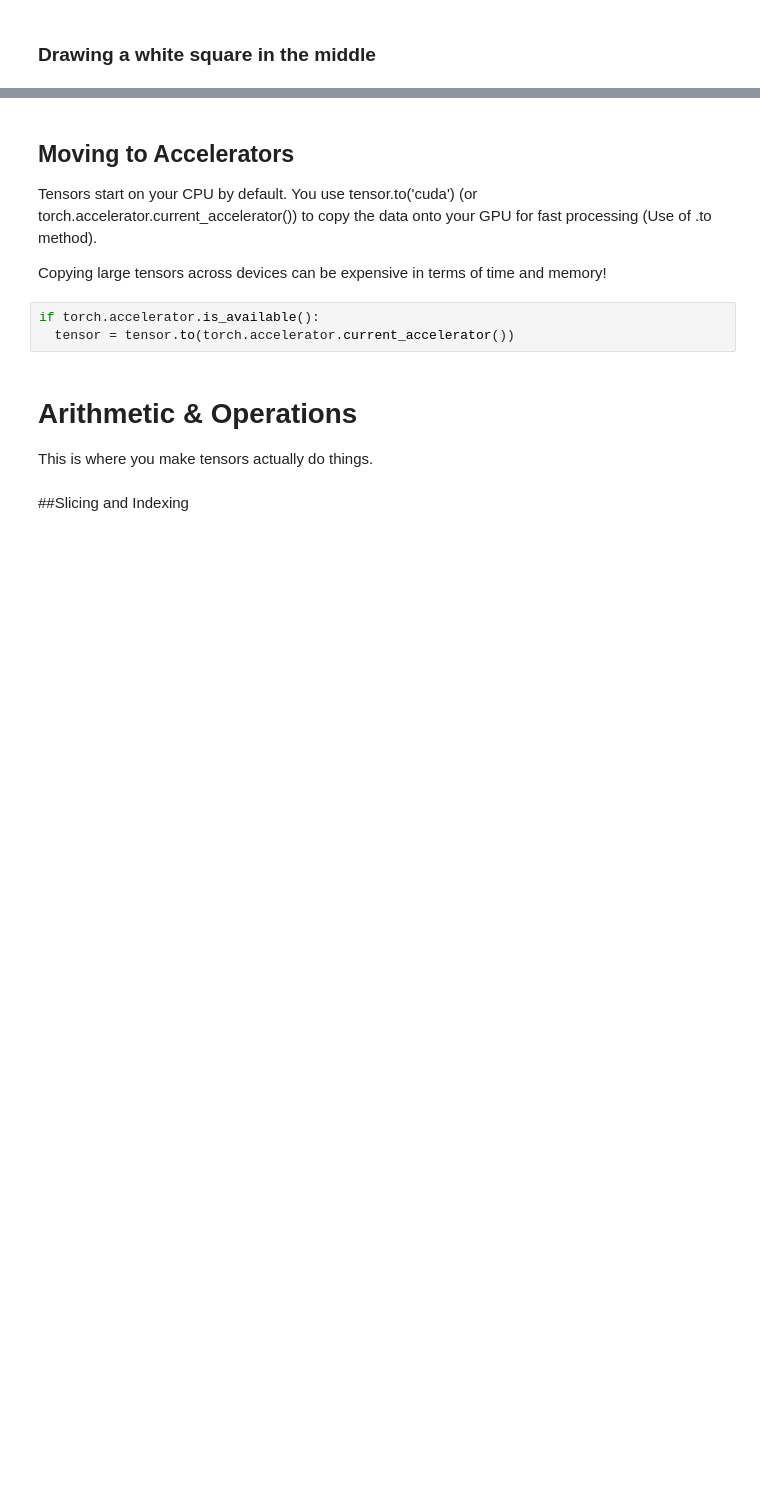
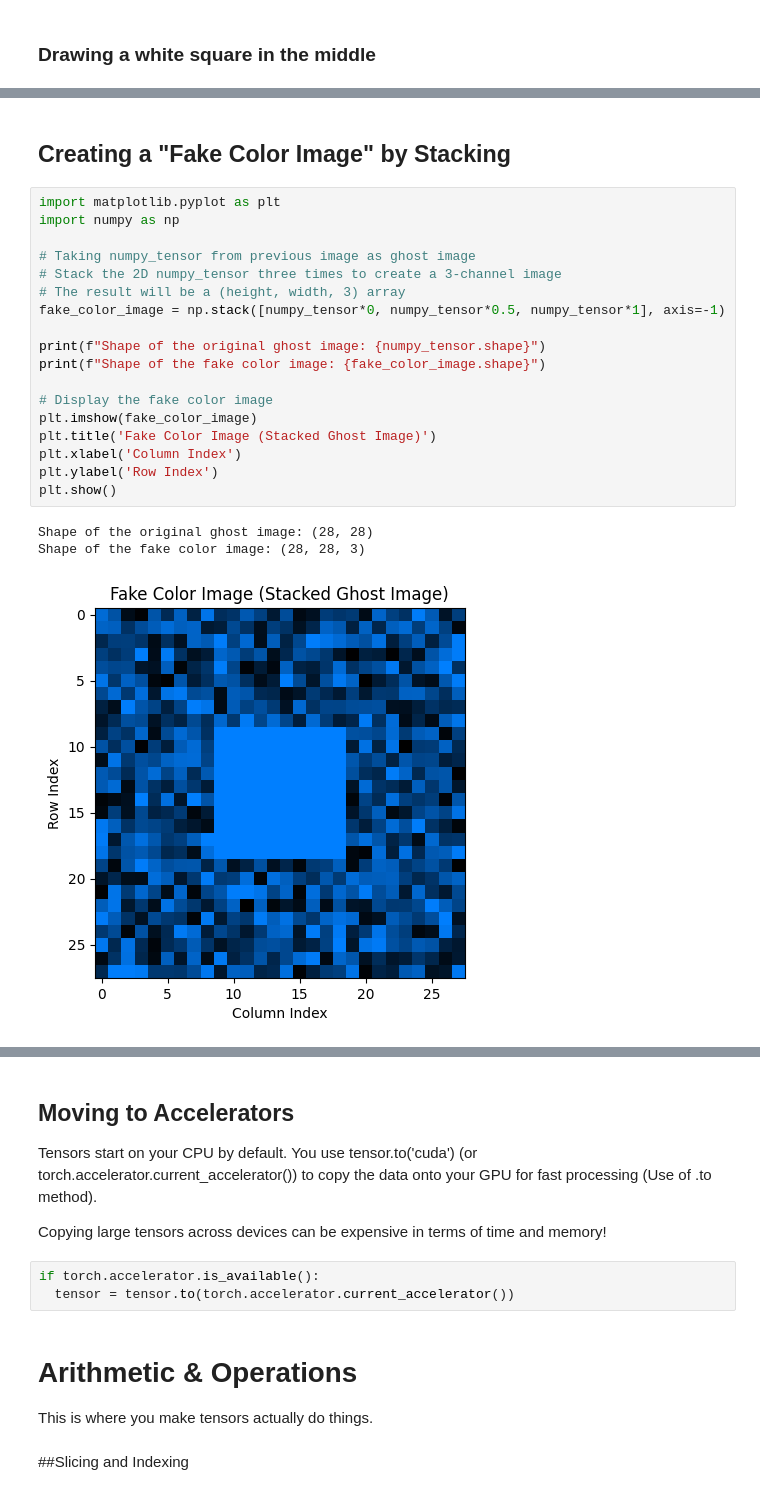
Before and after one commit to Pema-Codes/pytorch-learning, a Jupyter notebook: 01_pytorch_tensors.ipynb, the cells around one changed output, grey strips where cells are left out. Cells and saved outputs as stored; diff of their text form; blank space fills up the shorter version.

```diff
--- a/01_pytorch_tensors.ipynb
+++ b/01_pytorch_tensors.ipynb
@@ -138,0 +139,24 @@ White square drawn from index 9 to 18 in both dimensions.
+# %% [markdown]
+## Creating a "Fake Color Image" by Stacking
+# %%
+import matplotlib.pyplot as plt
+import numpy as np
+
+# Taking numpy_tensor from previous image as ghost image
+# Stack the 2D numpy_tensor three times to create a 3-channel image
+# The result will be a (height, width, 3) array
+fake_color_image = np.stack([numpy_tensor*0, numpy_tensor*0.5, numpy_tensor*1], axis=-1)
+
+print(f"Shape of the original ghost image: {numpy_tensor.shape}")
+print(f"Shape of the fake color image: {fake_color_image.shape}")
+
+# Display the fake color image
+plt.imshow(fake_color_image)
+plt.title('Fake Color Image (Stacked Ghost Image)')
+plt.xlabel('Column Index')
+plt.ylabel('Row Index')
+plt.show()
+# %% [output]
+Shape of the original ghost image: (28, 28)
+Shape of the fake color image: (28, 28, 3)
+[figure, added]
```
Also changed, not shown: parts of 8 cells of this notebook.
